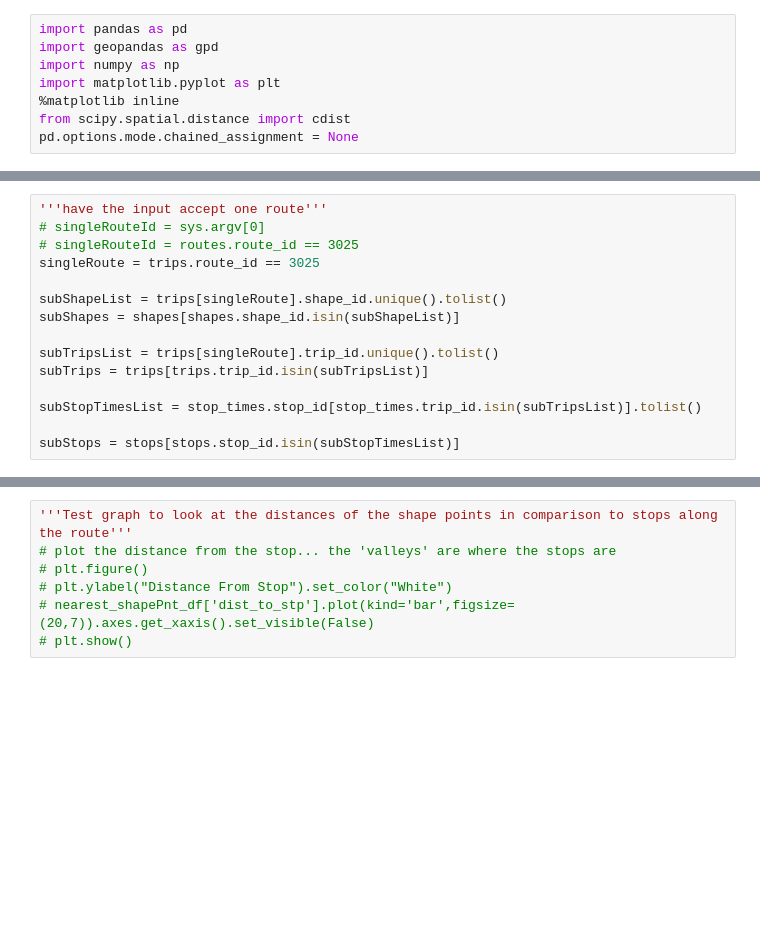
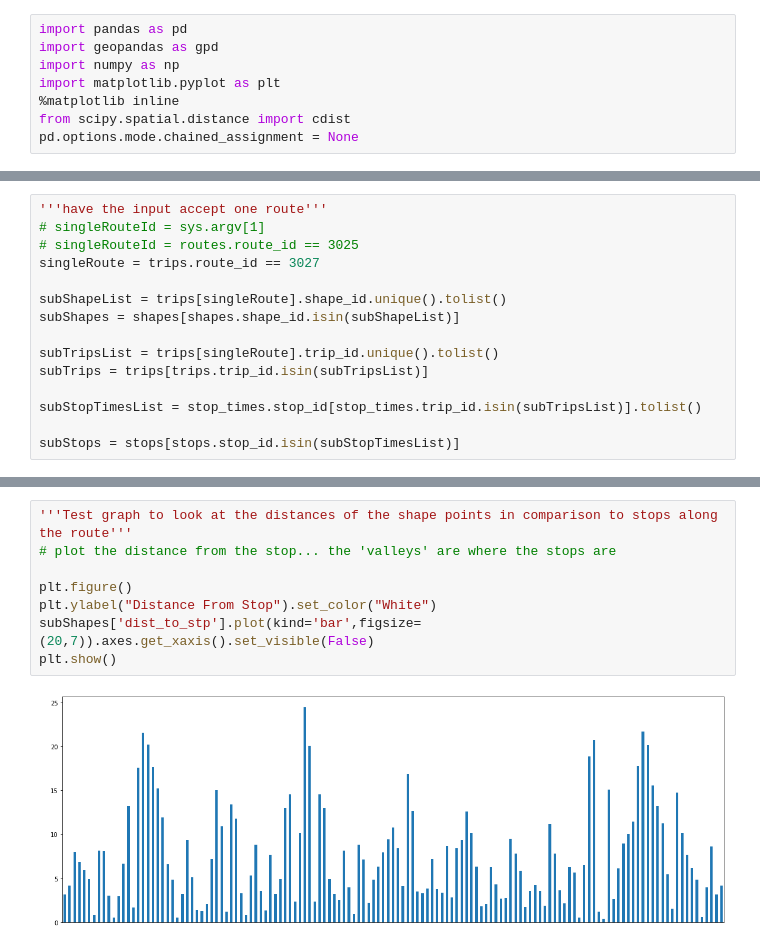
Before and after one commit to dandresen/work-gtfs-qa, a Jupyter notebook: Add-Stop-LatLon-2Shapes.ipynb, the cells around one changed output, grey strips where cells are left out. Saved outputs shown, nothing was run; the diff lists cells and outputs as text; blank space fills up the shorter version.

```diff
--- a/Add-Stop-LatLon-2Shapes.ipynb
+++ b/Add-Stop-LatLon-2Shapes.ipynb
@@ -98,8 +47,8 @@ subStopTimes.info()
 # %%
 '''have the input accept one route'''
-# singleRouteId = sys.argv[0]
+# singleRouteId = sys.argv[1]
 # singleRouteId = routes.route_id == 3025
-singleRoute = trips.route_id == 3025
+singleRoute = trips.route_id == 3027
 
 subShapeList = trips[singleRoute].shape_id.unique().tolist()
 subShapes = shapes[shapes.shape_id.isin(subShapeList)]
@@ -254,10 +310,13 @@ memory usage: 1.6 MB
 # %%
 '''Test graph to look at the distances of the shape points in comparison to stops along the route'''
 # plot the distance from the stop... the 'valleys' are where the stops are
-# plt.figure()
-# plt.ylabel("Distance From Stop").set_color("White")
-# nearest_shapePnt_df['dist_to_stp'].plot(kind='bar',figsize=(20,7)).axes.get_xaxis().set_visible(False)
-# plt.show()
+
+plt.figure()
+plt.ylabel("Distance From Stop").set_color("White")
+subShapes['dist_to_stp'].plot(kind='bar',figsize=(20,7)).axes.get_xaxis().set_visible(False)
+plt.show()
+# %% [output]
+[figure, added]
 # %%
 '''Test map (graph) to look at ALL of the shape points for a route in comparison to stops along the route'''
 # plot the stops (red) and the shape points the script returns (blue)
```
Also changed, not shown: parts of 16 cells of this notebook, 3 other files.
